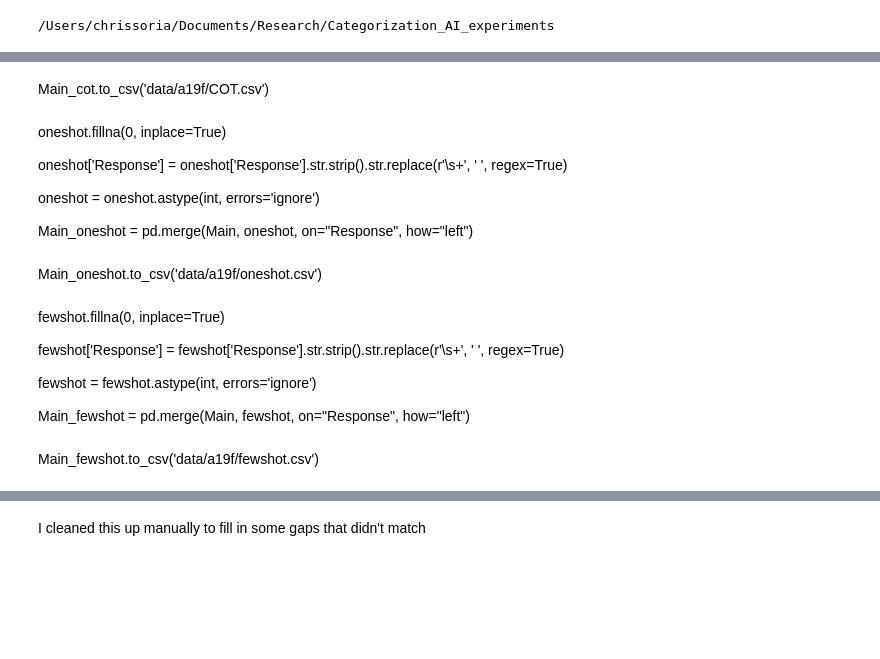
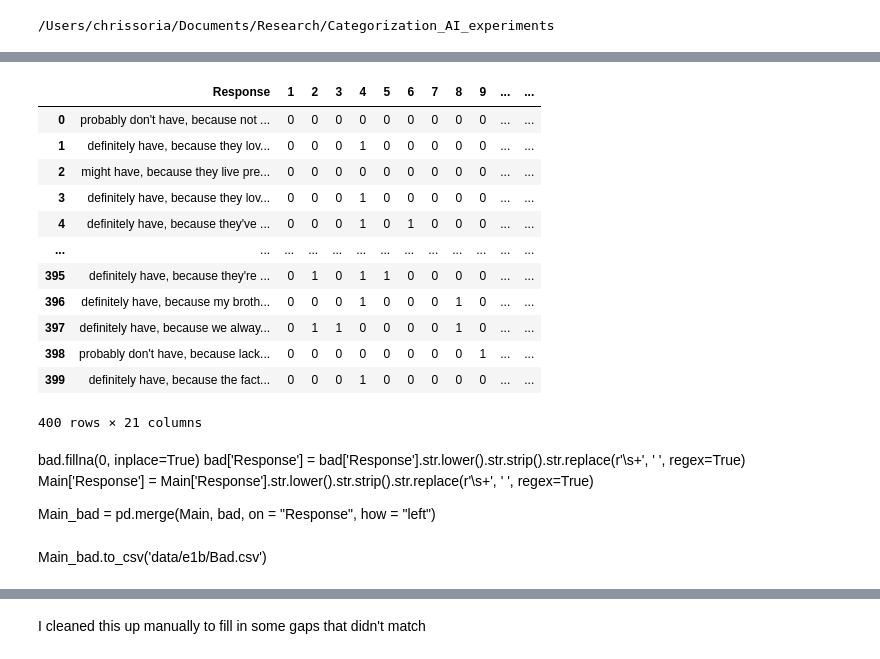
Before and after one commit to chrissoria/Categorization_AI_experiments, a Jupyter notebook: e1b_Comparing_Categorization_all.ipynb, the cells around one changed output, grey strips where cells are left out. Drawn from its saved outputs; the diff is of its cells as text; code cells hidden in the pictures; blank space fills up the shorter version.

```diff
--- a/e1b_Comparing_Categorization_all.ipynb
+++ b/e1b_Comparing_Categorization_all.ipynb
@@ -98,22 +54,24 @@ Main_cot = pd.merge(Main, cot, on="Response", how="left")
-# %% [markdown]
-Main_cot.to_csv('data/a19f/COT.csv')
-# %% [markdown]
-oneshot.fillna(0, inplace=True)
-
-oneshot['Response'] = oneshot['Response'].str.strip().str.replace(r'\s+', ' ', regex=True)
-
-oneshot = oneshot.astype(int, errors='ignore')
-
-Main_oneshot = pd.merge(Main, oneshot, on="Response", how="left")
-# %% [markdown]
-Main_oneshot.to_csv('data/a19f/oneshot.csv')
-# %% [markdown]
-fewshot.fillna(0, inplace=True)
-
-fewshot['Response'] = fewshot['Response'].str.strip().str.replace(r'\s+', ' ', regex=True)
-
-fewshot = fewshot.astype(int, errors='ignore')
-
-Main_fewshot = pd.merge(Main, fewshot, on="Response", how="left")
-# %% [markdown]
-Main_fewshot.to_csv('data/a19f/fewshot.csv')
+# %%
+cove
+# %% [output]
+|  | Response | 1 | 2 | 3 | 4 | 5 | 6 | 7 | 8 | 9 | ... | ... |
+| 0 | probably don't have, because not ... | 0 | 0 | 0 | 0 | 0 | 0 | 0 | 0 | 0 | ... | ... |
+| 1 | definitely have, because they lov... | 0 | 0 | 0 | 1 | 0 | 0 | 0 | 0 | 0 | ... | ... |
+| 2 | might have, because they live pre... | 0 | 0 | 0 | 0 | 0 | 0 | 0 | 0 | 0 | ... | ... |
+| 3 | definitely have, because they lov... | 0 | 0 | 0 | 1 | 0 | 0 | 0 | 0 | 0 | ... | ... |
+| 4 | definitely have, because they've ... | 0 | 0 | 0 | 1 | 0 | 1 | 0 | 0 | 0 | ... | ... |
+| ... | ... | ... | ... | ... | ... | ... | ... | ... | ... | ... | ... | ... |
+| 395 | definitely have, because they're ... | 0 | 1 | 0 | 1 | 1 | 0 | 0 | 0 | 0 | ... | ... |
+| 396 | definitely have, because my broth... | 0 | 0 | 0 | 1 | 0 | 0 | 0 | 1 | 0 | ... | ... |
+| 397 | definitely have, because we alway... | 0 | 1 | 1 | 0 | 0 | 0 | 0 | 1 | 0 | ... | ... |
+| 398 | probably don't have, because lack... | 0 | 0 | 0 | 0 | 0 | 0 | 0 | 0 | 1 | ... | ... |
+| 399 | definitely have, because the fact... | 0 | 0 | 0 | 1 | 0 | 0 | 0 | 0 | 0 | ... | ... |
+400 rows × 21 columns
+# %% [markdown]
+bad.fillna(0, inplace=True)
+bad['Response'] = bad['Response'].str.lower().str.strip().str.replace(r'\s+', ' ', regex=True)
+Main['Response'] = Main['Response'].str.lower().str.strip().str.replace(r'\s+', ' ', regex=True)
+
+Main_bad = pd.merge(Main, bad, on = "Response", how = "left")
+# %% [markdown]
+Main_bad.to_csv('data/e1b/Bad.csv')
```
Also changed, not shown: parts of 31 cells of this notebook, 4 other files.
